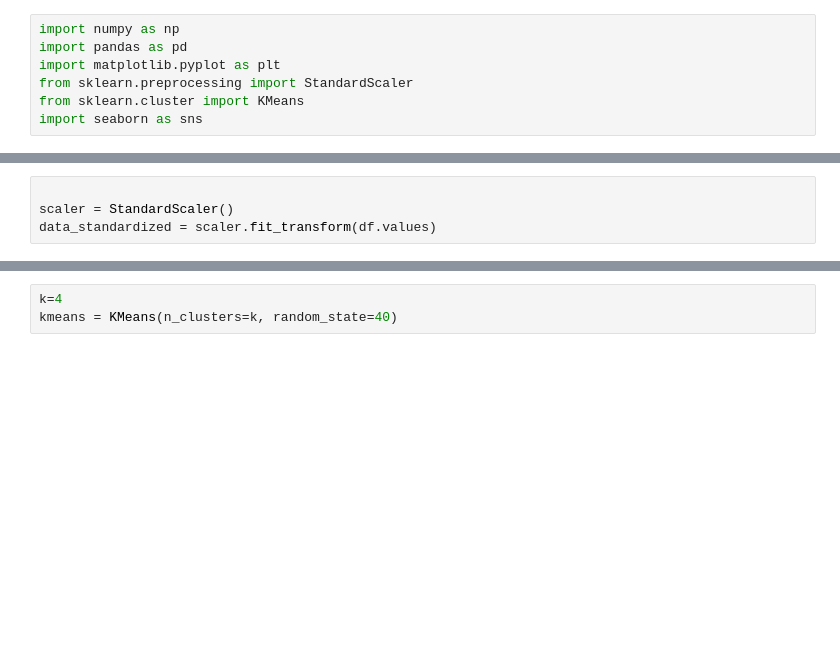
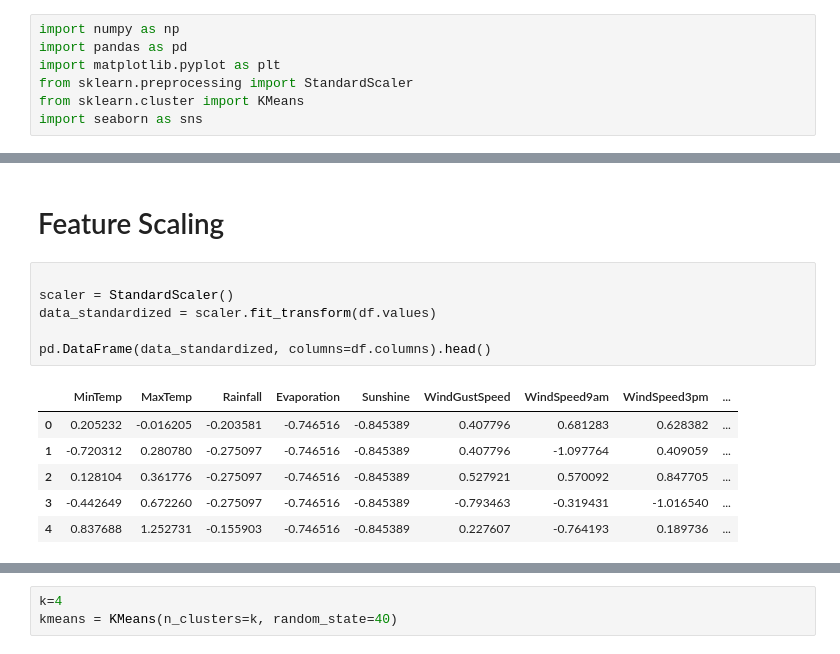
Before and after one commit to Manas-AI-Taskphase/Vivek_Singh, a Jupyter notebook: Clustering/example.ipynb, the cells around one changed output, grey strips where cells are left out. Drawn from its saved outputs; the diff is of its cells as text; blank space fills up the shorter version.

```diff
--- a/Clustering/example.ipynb
+++ b/Clustering/example.ipynb
@@ -30,4 +36,15 @@ df.head()
+# %% [markdown]
+# Feature Scaling
 # %%
 
 scaler = StandardScaler()
 data_standardized = scaler.fit_transform(df.values)
+
+pd.DataFrame(data_standardized, columns=df.columns).head()
+# %% [output]
+|  | MinTemp | MaxTemp | Rainfall | Evaporation | Sunshine | WindGustSpeed | WindSpeed9am | WindSpeed3pm | ... |
+| 0 | 0.205232 | -0.016205 | -0.203581 | -0.746516 | -0.845389 | 0.407796 | 0.681283 | 0.628382 | ... |
+| 1 | -0.720312 | 0.280780 | -0.275097 | -0.746516 | -0.845389 | 0.407796 | -1.097764 | 0.409059 | ... |
+| 2 | 0.128104 | 0.361776 | -0.275097 | -0.746516 | -0.845389 | 0.527921 | 0.570092 | 0.847705 | ... |
+| 3 | -0.442649 | 0.672260 | -0.275097 | -0.746516 | -0.845389 | -0.793463 | -0.319431 | -1.016540 | ... |
+| 4 | 0.837688 | 1.252731 | -0.155903 | -0.746516 | -0.845389 | 0.227607 | -0.764193 | 0.189736 | ... |
```
Also changed, not shown: parts of 8 cells of this notebook, 1 other file.
